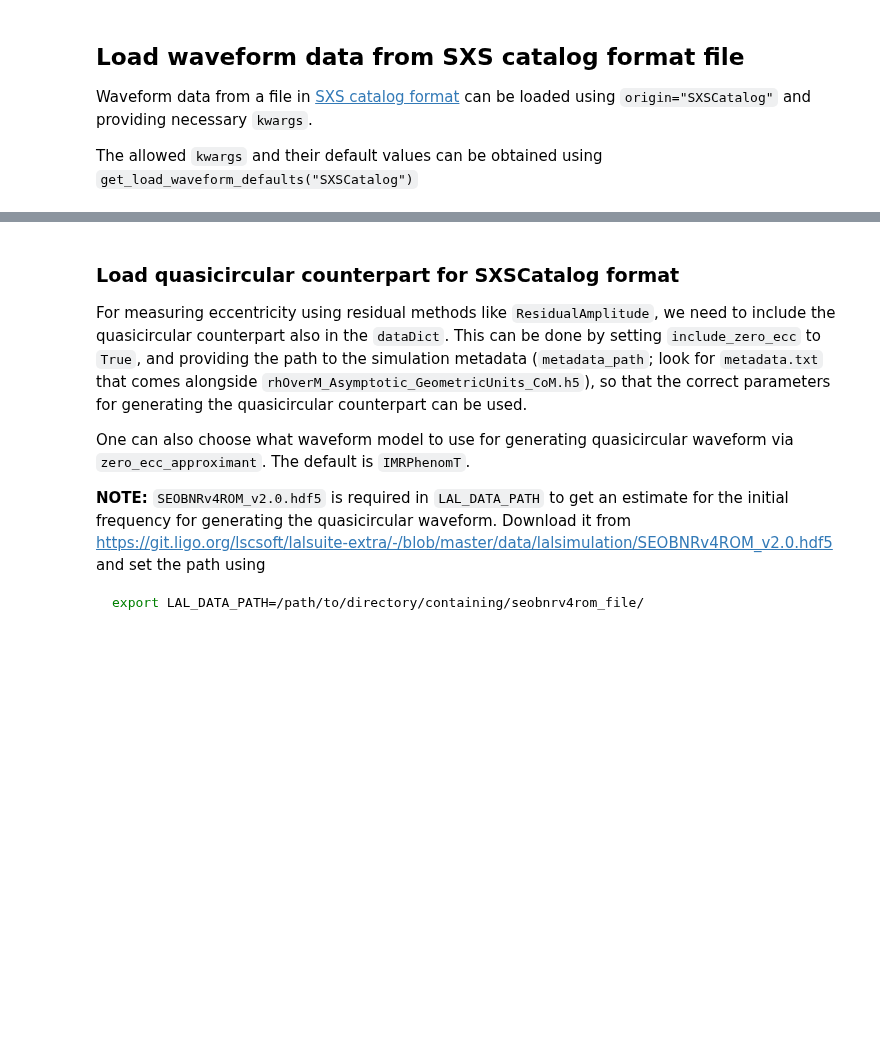
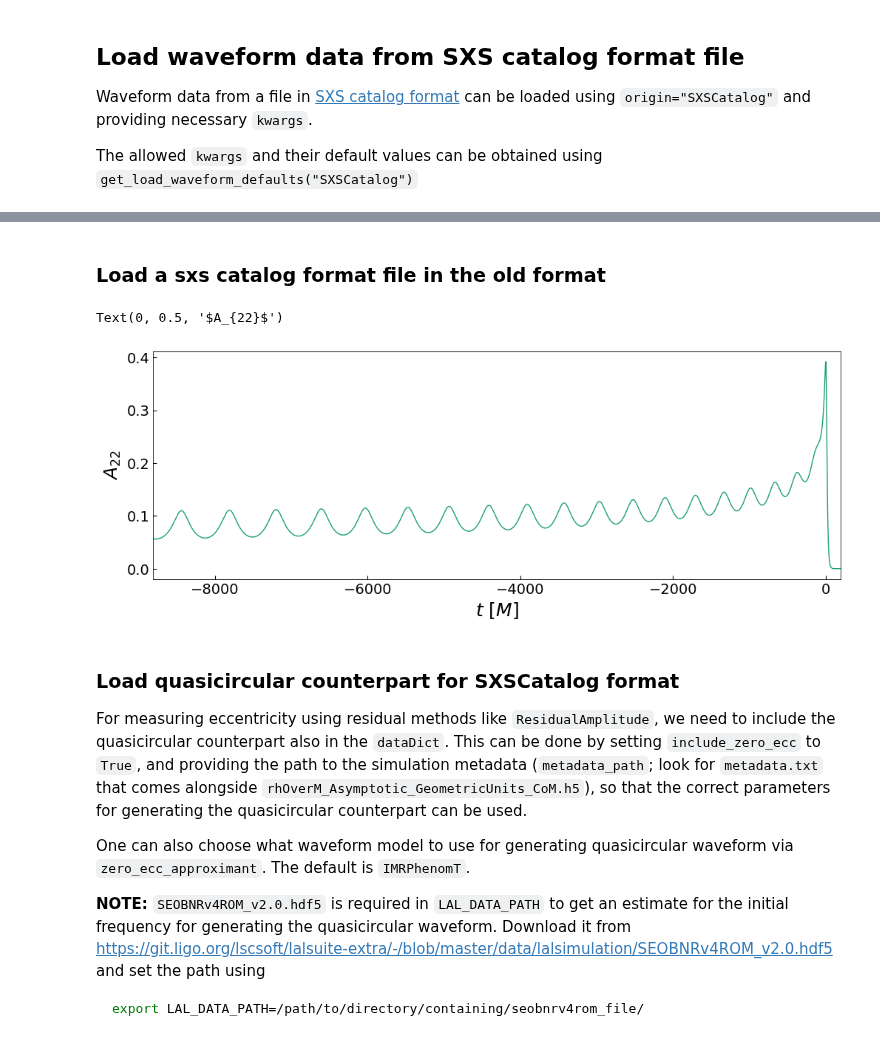
Before and after one commit to vijayvarma392/gw_eccentricity, a Jupyter notebook: examples/load_waveform_demo.ipynb, the cells around one changed output, grey strips where cells are left out. Cells and saved outputs as stored; diff of their text form; code cells hidden in the pictures; blank space fills up the shorter version.

```diff
--- a/examples/load_waveform_demo.ipynb
+++ b/examples/load_waveform_demo.ipynb
@@ -137,3 +131,19 @@ ax.legend(loc="upper left")
+# %% [markdown]
+### Load a sxs catalog format file in the old format
+# %%
+kwargs = {"data_dir": "data/SXS:BBH:2311/Lev3/"}
+dataDict = load_waveform(origin="SXSCatalog_old", **kwargs)
+
+
+fig, ax = plt.subplots(figsize=(12, 4))
+# Plot the amplitude of the (2,2) mode
+ax.plot(dataDict["t"], np.abs(dataDict["hlm"][(2, 2)]))
+ax.set_xlim(dataDict["t"][0], 200)
+ax.set_xlabel(labelsDict["t_dimless"])
+ax.set_ylabel(labelsDict["amp22"])
+# %% [output]
+Text(0, 0.5, '$A_{22}$')
+[figure, added]
 # %% [markdown]
 ### Load quasicircular counterpart for SXSCatalog format
 For measuring eccentricity using residual methods like `ResidualAmplitude`, we need to include the quasicircular counterpart also in the `dataDict`. This can be done by setting `include_zero_ecc` to `True`,
```
Also changed, not shown: parts of 7 cells of this notebook, 1 other file.
